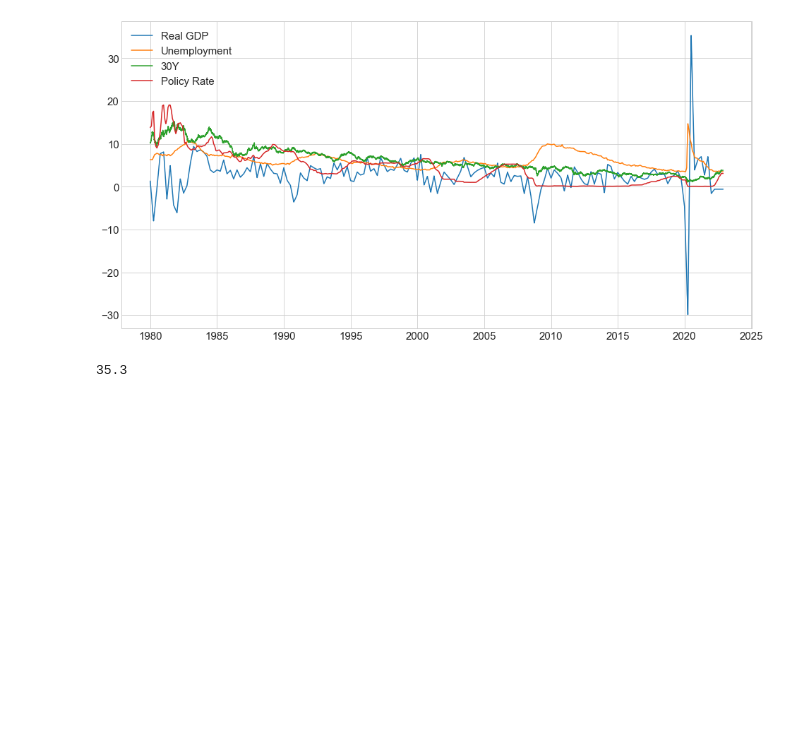
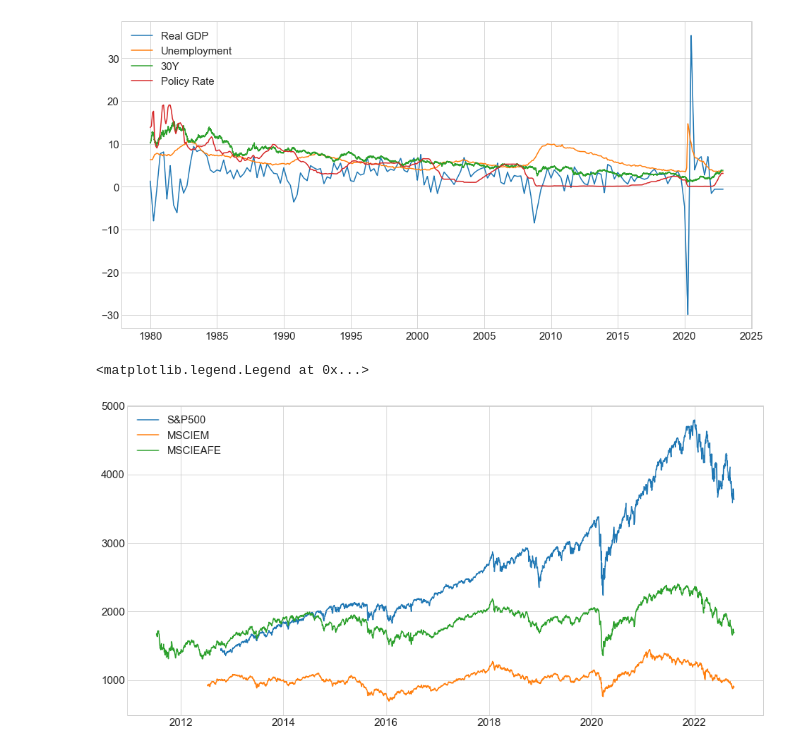
Before and after one commit to guransingh/Portfolio2022, a Jupyter notebook: Finance/1_FinanceNotebook.ipynb, the cells around one changed output. Cells and saved outputs as stored; diff of their text form; code cells hidden in the pictures; blank space fills up the shorter version.

```diff
--- a/Finance/1_FinanceNotebook.ipynb
+++ b/Finance/1_FinanceNotebook.ipynb
@@ -184,7 +181,16 @@ plt.legend(fontsize=15)
 # %% [output]
 <matplotlib.legend.Legend at 0x...>
 [figure]
-# %%
-df3.RealGDP.max()
-# %% [output]
-35.3
+# %%
+#lets make a dataframe with equity markets
+df4=df[['SP500','NASDAQCOM','MSCIEM','MSCIEAFE','DJIA','VIX']].loc['2011':]
+# %%
+plt.plot(df4.SP500.iloc[:-30], label='S&P500')
+plt.plot(df4.MSCIEM[:-30], label='MSCIEM')
+plt.plot(df4.MSCIEAFE[:-30], label='MSCIEAFE')
+plt.xticks(fontsize=15)
+plt.yticks(fontsize=15)
+plt.legend(fontsize=15)
+# %% [output]
+<matplotlib.legend.Legend at 0x...>
+[figure, added]
```
Also changed, not shown: parts of 11 cells of this notebook.
